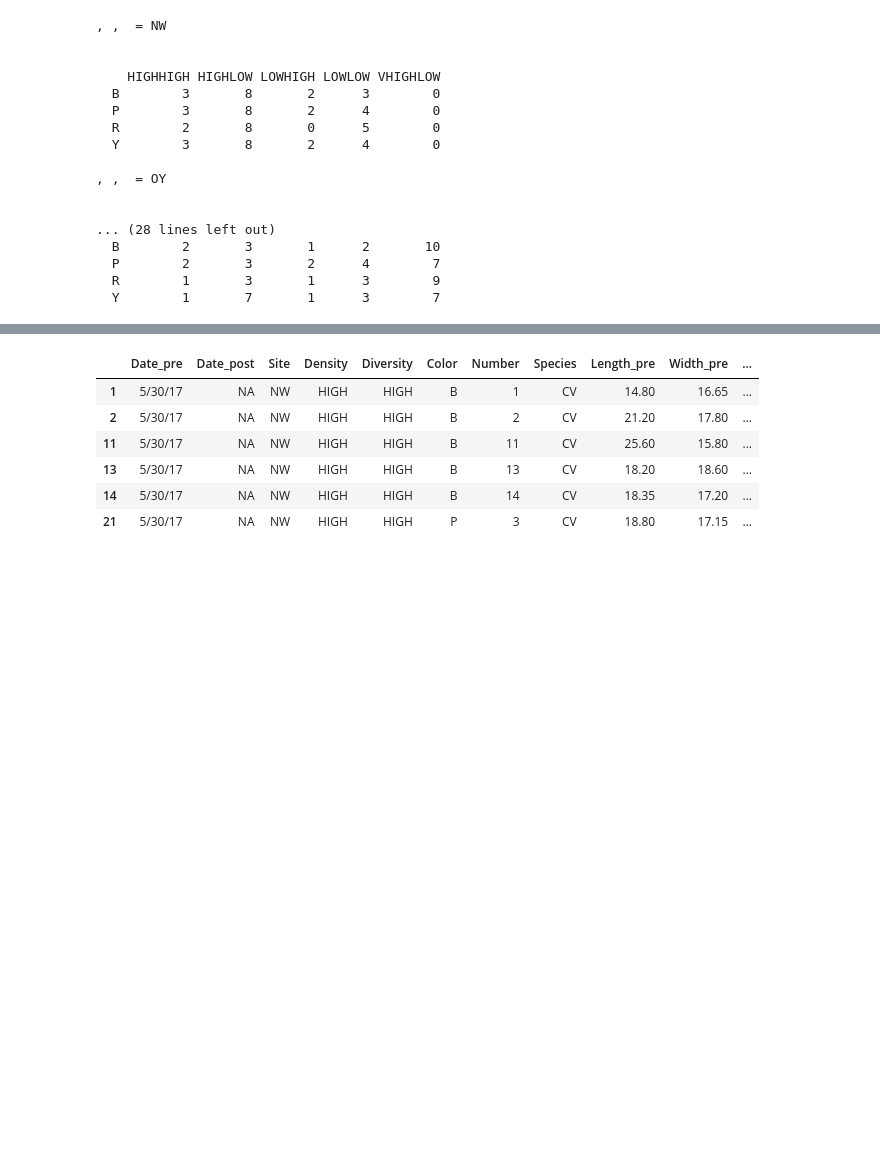
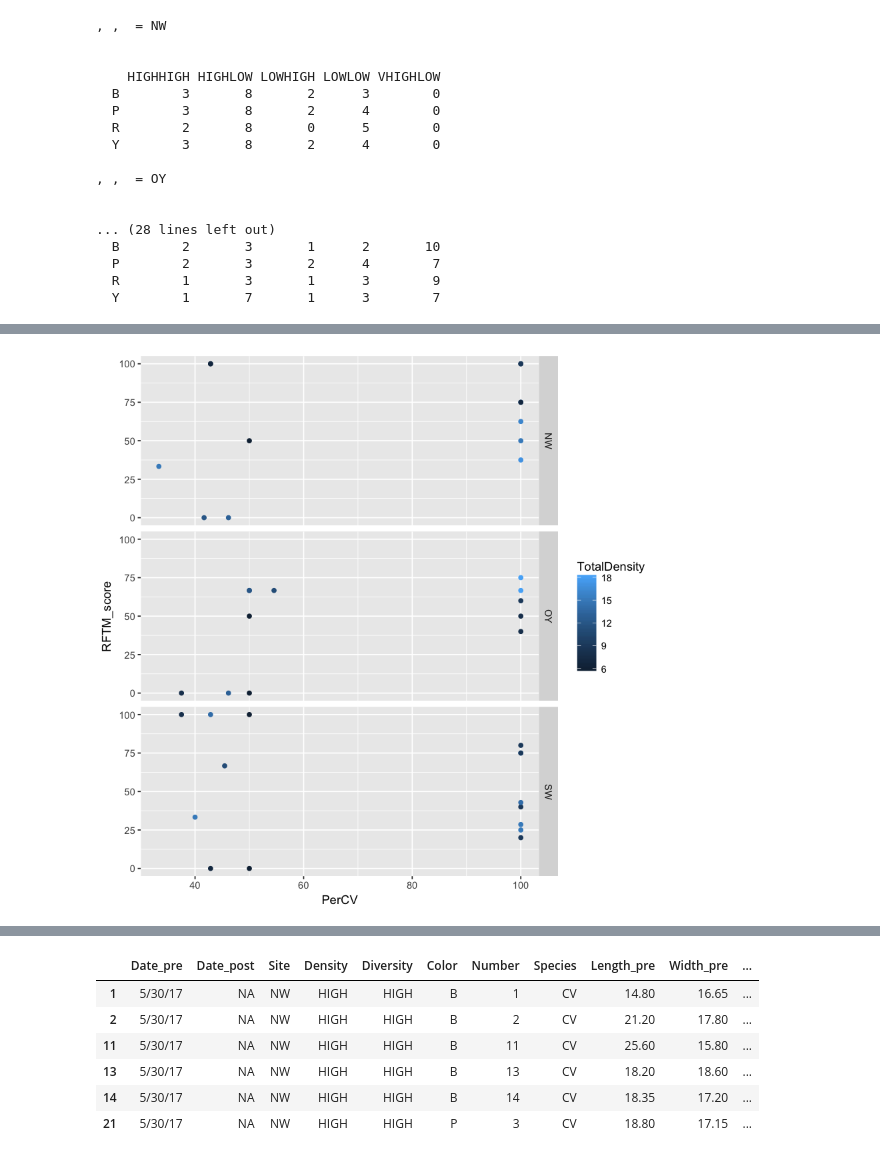
Before and after one commit to sagw/DE1, a Jupyter notebook: Size_RFTM_Prelim.ipynb, the cells around one changed output, grey strips where cells are left out. Drawn from its saved outputs; the diff is of its cells as text; code cells hidden in the pictures; blank space fills up the shorter version.

Commit message:
glmms of prevalence

```diff
--- a/Size_RFTM_Prelim.ipynb
+++ b/Size_RFTM_Prelim.ipynb
@@ -173,0 +139,5 @@ table(cvRFTM$Color, cvRFTM$treatment, cvRFTM$Site)
+# %%
+cvRFTM1=cvRFTM1[!cvRFTM1$Site=="WW",]
+# %%
+cvRFTM1$TotalDensity=scale(cvRFTM1$TotalDensity)
+cvRFTM1$PerCV=scale(cvRFTM1$PerCV)
@@ -173,0 +170,11 @@ table(cvRFTM$Color, cvRFTM$treatment, cvRFTM$Site)
+# %%
+prevalence=with(cvRFTM1, tapply(RFTM_score, list(Treatment, TotalDensity, PerCV, Site, Color),  function(x) 100*(sum(x>0, na.rm=TRUE)/sum(!is.na(x)))))
+prevalence=na.omit(as.data.frame.table(prevalence, response=RFTM_score))
+colnames(prevalence)=c("Treatment", "TotalDensity", "PerCV", "Site", "Color", "RFTM_score")
+# %%
+prevalence[c(2,3,6)]=apply(prevalence[c(2,3,6)], 2, as.character)
+prevalence[c(2,3,6)]=apply(prevalence[c(2,3,6)], 2, as.numeric)
+# %%
+ggplot(prevalence, aes(x=PerCV, y=RFTM_score)) + facet_grid(Site~.)+geom_point(aes(color=TotalDensity))
+# %% [output]
+[figure, added]
```
Also changed, not shown: parts of 40 cells of this notebook.
